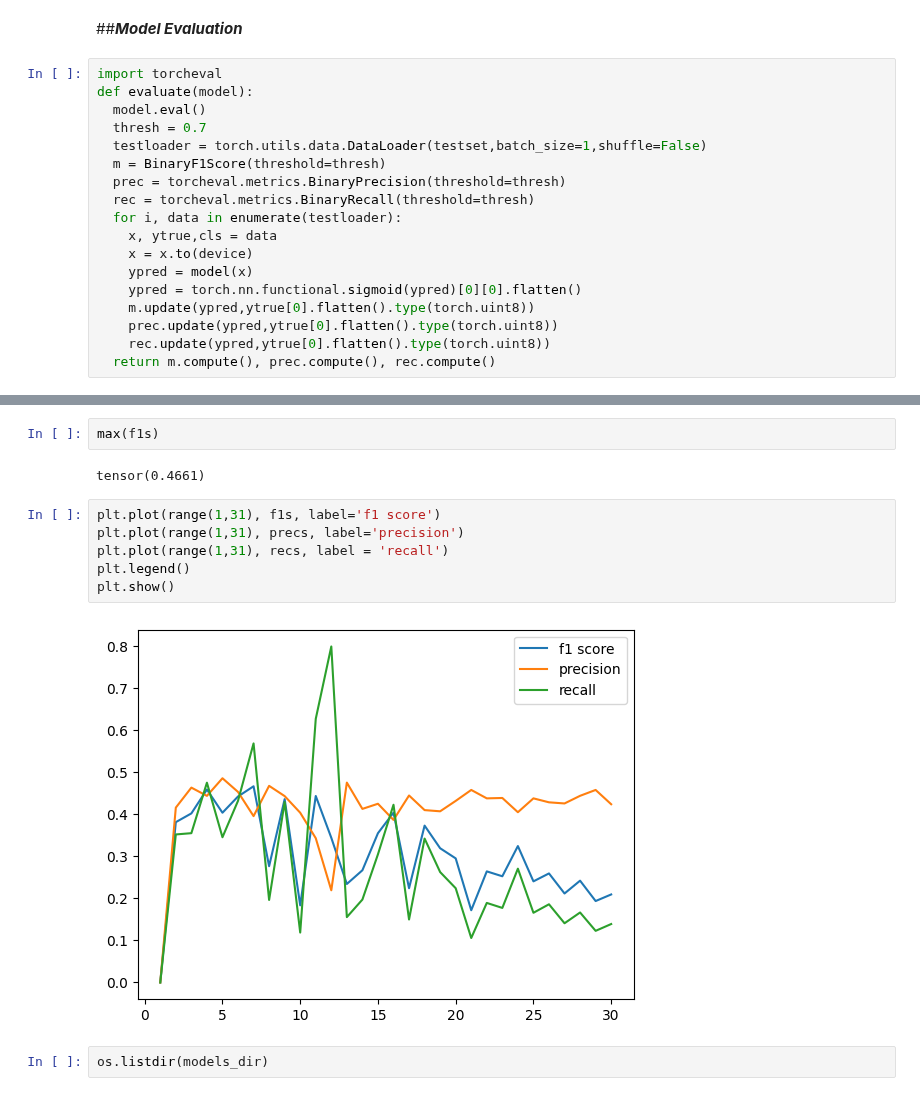
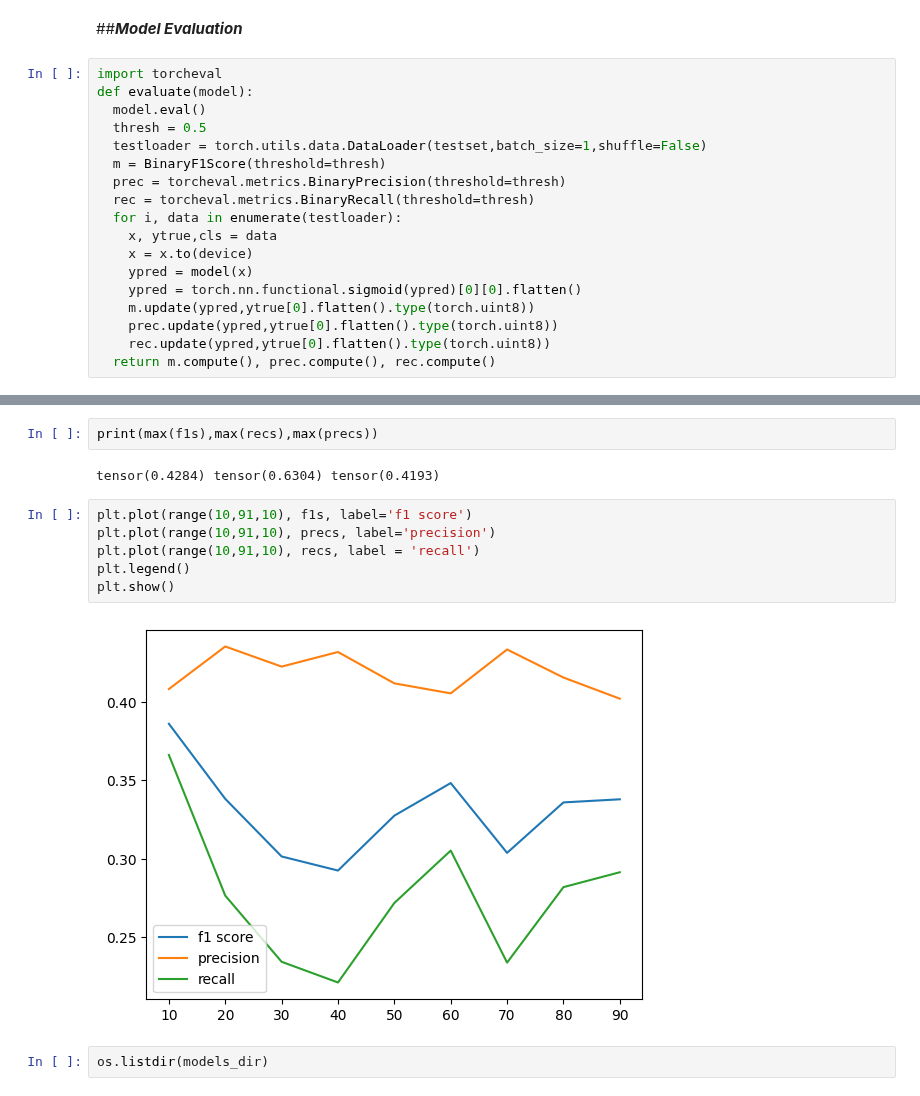
Before and after one commit to NicolaGabriele/progettoDeepLearning, a Jupyter notebook: ProgettoDeepLearning.ipynb, the cells around one changed output, grey strips where cells are left out. Saved outputs shown, nothing was run; the diff lists cells and outputs as text.

```diff
--- a/ProgettoDeepLearning.ipynb
+++ b/ProgettoDeepLearning.ipynb
@@ -386,7 +406,7 @@ tensor(0.5891)
 import torcheval
 def evaluate(model):
   model.eval()
-  thresh = 0.7
+  thresh = 0.5
   testloader = torch.utils.data.DataLoader(testset,batch_size=1,shuffle=False)
   m = BinaryF1Score(threshold=thresh)
   prec = torcheval.metrics.BinaryPrecision(threshold=thresh)
@@ -422,15 +442,15 @@ print(recs)
-# %%
-max(f1s)
-# %% [output]
-tensor(0.4661)
+# %%
+print(max(f1s),max(recs),max(precs))
+# %% [output]
+tensor(0.4284) tensor(0.6304) tensor(0.4193)
 # %%
-plt.plot(range(1,31), f1s, label='f1 score')
-plt.plot(range(1,31), precs, label='precision')
-plt.plot(range(1,31), recs, label = 'recall')
+plt.plot(range(10,91,10), f1s, label='f1 score')
+plt.plot(range(10,91,10), precs, label='precision')
+plt.plot(range(10,91,10), recs, label = 'recall')
 plt.legend()
 plt.show()
 # %% [output]
-[figure, old version]
+[figure, new version]
 # %%
 os.listdir(models_dir)
 # %% [output]
```
Also changed, not shown: parts of 5 cells of this notebook.
